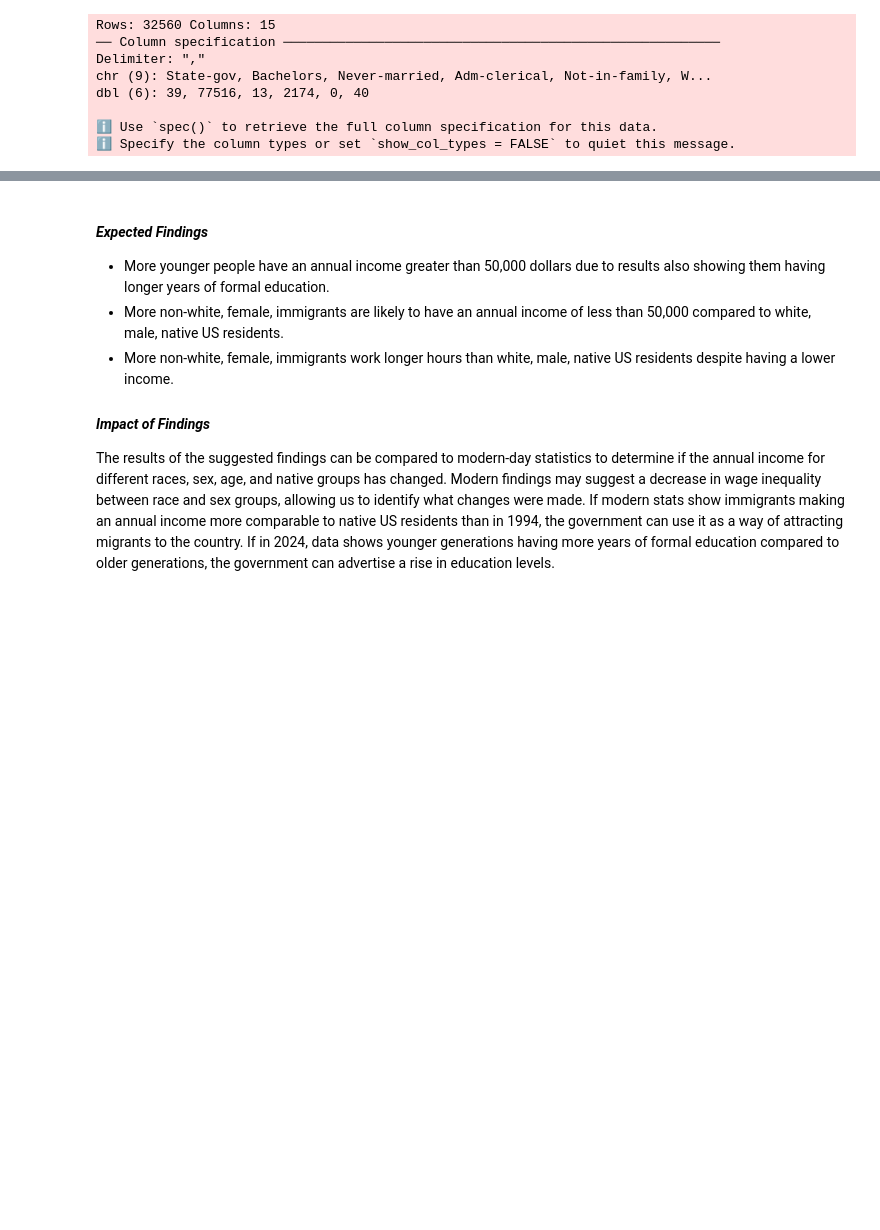
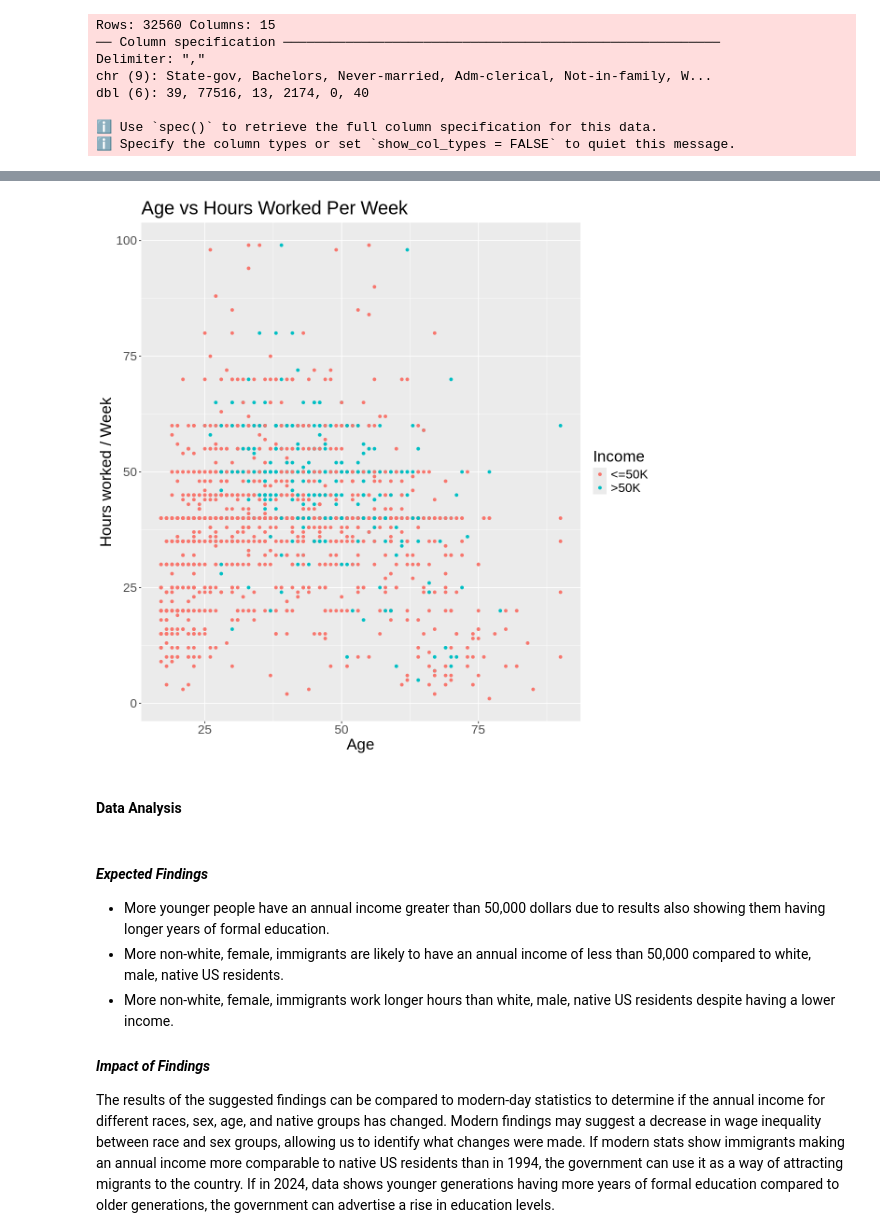
Before and after one commit to Jasonzh1/DSCI-100-Project, a Jupyter notebook: DSCI100_Final_Report.ipynb, the cells around one changed output, grey strips where cells are left out. Saved outputs shown, nothing was run; the diff lists cells and outputs as text; code cells hidden in the pictures; blank space fills up the shorter version.

```diff
--- a/DSCI100_Final_Report.ipynb
+++ b/DSCI100_Final_Report.ipynb
@@ -67,0 +68,23 @@ dbl (6): 39, 77516, 13, 2174, 0, 40
+# %%
+# Adding column names
+colnames(adult) <- c('age', 'workclass', 'fnlwgt', 'education', 'education_num',
+                     'marital_status', 'occupation', 'relationship', 'race', 'sex',
+                    'capital_gain', 'capital_loss', 'hours_per_week', 'native_country', 'income')
+
+# Many of the predictors are categorical so we need to convert them into numerical values
+adult_numerical <- adult |>
+    select(race, sex, native_country) |>
+    mutate(across(race:native_country, as.factor)) |>
+    sapply(unclass)
+adult_final <- adult |>
+    select(age, education_num, hours_per_week, income)
+adult_final <- cbind(adult_final, adult_numerical) |>
+    mutate(income = as_factor(income))
+
+# Getting the training data
+set.seed(3456)
+
+# Randomly take 75% of the data in the training set.
+adult_split <- initial_split(adult_final, prop = 0.75, strata = income)
+adult_train <- training(adult_split)
+adult_test <- testing(adult_split)
@@ -67,0 +122,22 @@ dbl (6): 39, 77516, 13, 2174, 0, 40
+# %%
+# Data visualization
+# Scatter plot of Age vs Hours Per Week
+options(repr.plot.width=10, repr.plot.height=10)
+
+# Currently there is too much data so we want to take a small sample to improve the visualization
+filtered_adult <- adult_train |>
+    sample_n(2500)
+
+# Generate plot of Age vs Hours with Coloured Income
+age_vs_hrs <- filtered_adult |>
+    ggplot(aes(x = age, y = hours_per_week)) +
+    geom_point(aes(colour = income)) +
+    labs(x = "Age", y = "Hours worked / Week", colour = "Income") +
+    ggtitle("Age vs Hours Worked Per Week") +
+    theme(text = element_text(size = 20))
+
+age_vs_hrs
+# %% [output]
+[figure, added]
+# %% [markdown]
+#### Data Analysis
```
Also changed, not shown: parts of 10 cells of this notebook.
